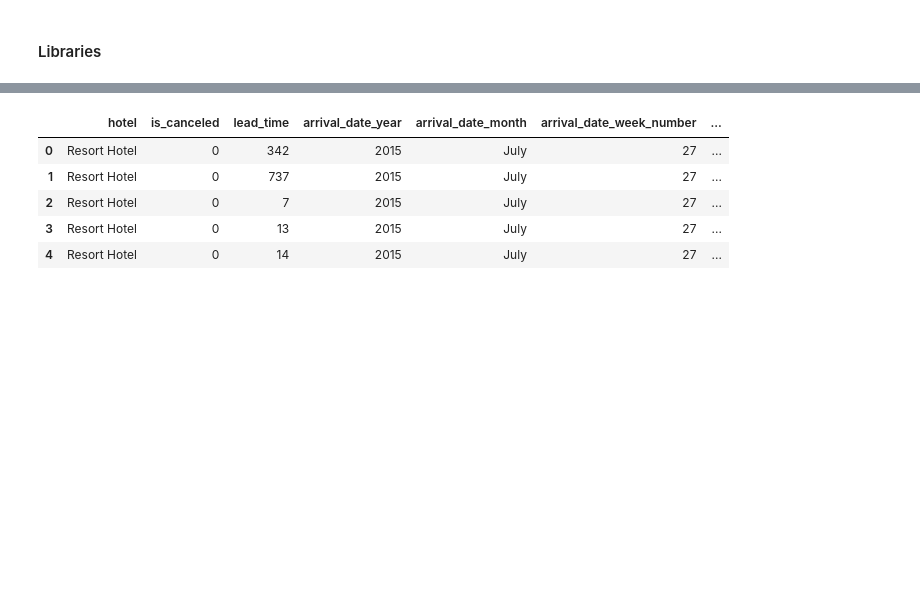
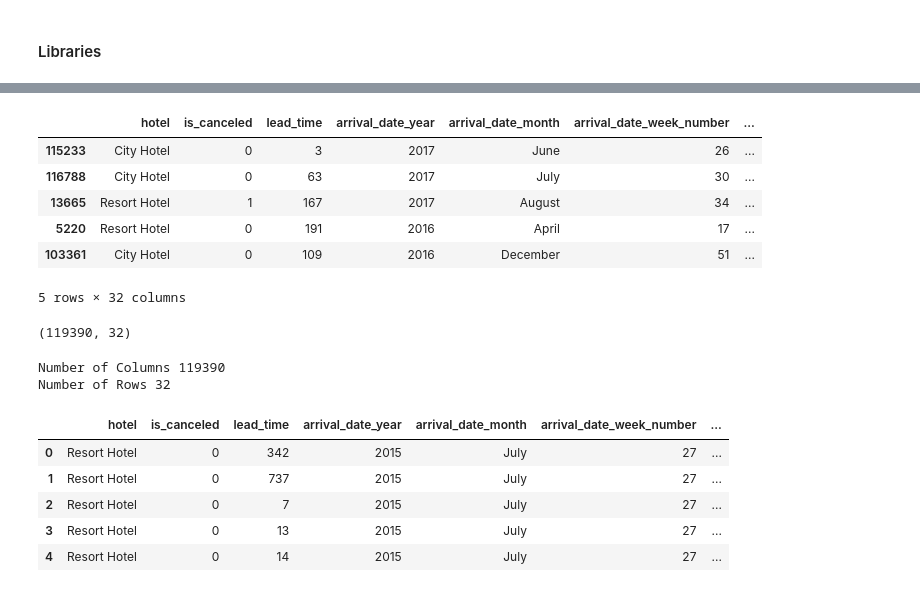
Before and after one commit to muchammadwr/EDA_hotel_bookings, a Jupyter notebook: hotel_bookings.ipynb, the cells around one changed output, grey strips where cells are left out. Cells and saved outputs as stored; diff of their text form; code cells hidden in the pictures; blank space fills up the shorter version.

```diff
--- a/hotel_bookings.ipynb
+++ b/hotel_bookings.ipynb
@@ -120,3 +87,25 @@ df.shape
+# %%
+# Print Random 5 Rows From Our Dataset
+df.sample(5)
+# %% [output]
+|  | hotel | is_canceled | lead_time | arrival_date_year | arrival_date_month | arrival_date_week_number | ... |
+| 115233 | City Hotel | 0 | 3 | 2017 | June | 26 | ... |
+| 116788 | City Hotel | 0 | 63 | 2017 | July | 30 | ... |
+| 13665 | Resort Hotel | 1 | 167 | 2017 | August | 34 | ... |
+| 5220 | Resort Hotel | 0 | 191 | 2016 | April | 17 | ... |
+| 103361 | City Hotel | 0 | 109 | 2016 | December | 51 | ... |
+5 rows × 32 columns
+# %%
+# Find Shape of Our Dataset (Number of Rows and Number of Columns)
+df.shape
+# %% [output]
+(119390, 32)
+# %%
+print("Number of Columns", df.shape[0])
+print("Number of Rows", df.shape[1])
+# %% [output]
+Number of Columns 119390
+Number of Rows 32
 # %%
 df.head()
 # %% [output]
```
Also changed, not shown: parts of 6 cells of this notebook.
